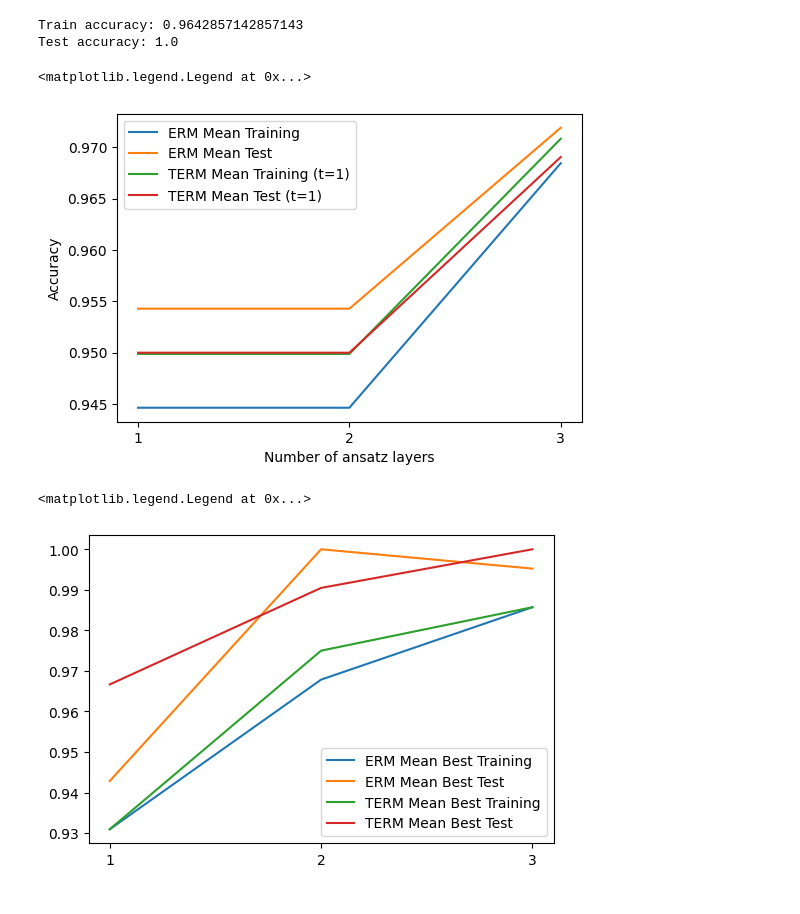
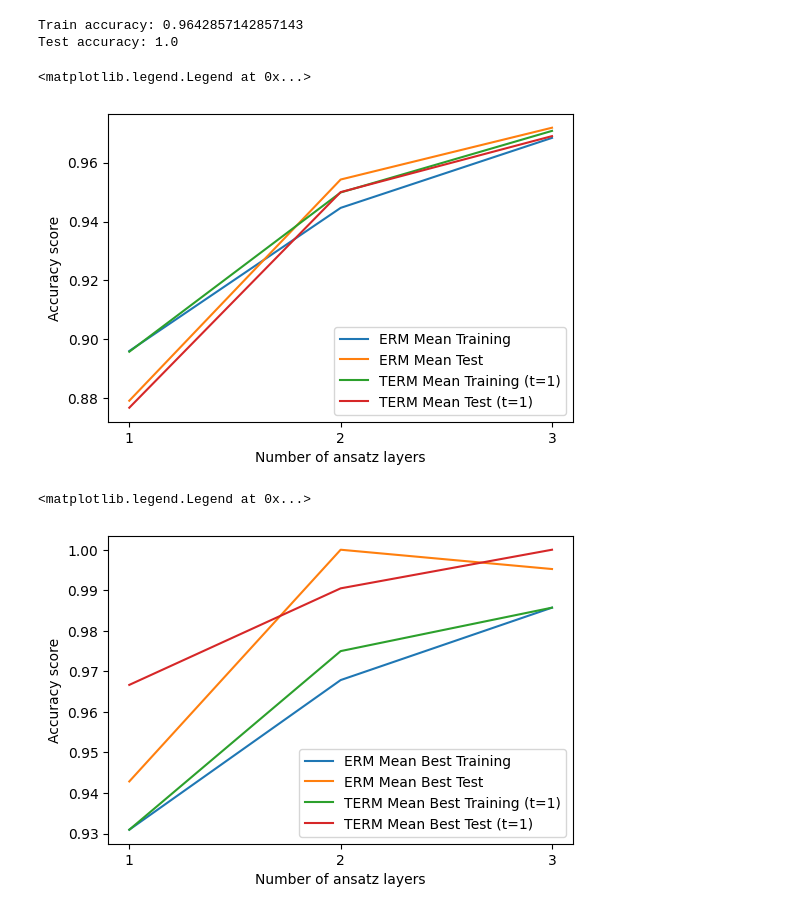
Before and after one commit to bc537/tilted_erm, a Jupyter notebook: notebooks/term_imbalanced.ipynb, the cells around one changed output. Saved outputs shown, nothing was run; the diff lists cells and outputs as text; code cells hidden in the pictures.

Commit message:
Edited term_imbalanced

```diff
--- a/notebooks/term_imbalanced.ipynb
+++ b/notebooks/term_imbalanced.ipynb
@@ -99,8 +99,8 @@ df_term_t1_a3 = df_term_t1[df_term_t1['ansatz_layers'] == 3]
 
 erm_a1_best_training_mean = df_erm_a1['best_training'].mean()
 erm_a1_best_test_mean = df_erm_a1['best_test'].mean()
-erm_a1_mean_training_mean = df_erm_a2['mean_training'].mean()
-erm_a1_mean_test_mean = df_erm_a2['mean_test'].mean()
+erm_a1_mean_training_mean = df_erm_a1['mean_training'].mean()
+erm_a1_mean_test_mean = df_erm_a1['mean_test'].mean()
 
 erm_a2_best_training_mean = df_erm_a2['best_training'].mean()
 erm_a2_best_test_mean = df_erm_a2['best_test'].mean()
@@ -114,49 +114,51 @@ erm_a3_mean_test_mean = df_erm_a3['mean_test'].mean()
 
 term_t1_a1_best_training_mean = df_term_t1_a1['best_training'].mean()
 term_t1_a1_best_test_mean = df_term_t1_a1['best_test'].mean()
-term_t1_a1_mean_training_mean = df_term_t1_a2['mean_training'].mean()
-term_t1_a1_mean_test_mean = df_term_t1_a2['mean_test'].mean()
+term_t1_a1_mean_training_mean = df_term_t1_a1['mean_training'].mean()
+term_t1_a1_mean_test_mean = df_term_t1_a1['mean_test'].mean()
 
 term_t1_a2_best_training_mean = df_term_t1_a2['best_training'].mean()
 term_t1_a2_best_test_mean = df_term_t1_a2['best_test'].mean()
 term_t1_a2_mean_training_mean = df_term_t1_a2['mean_training'].mean()
 term_t1_a2_mean_test_mean = df_term_t1_a2['mean_test'].mean()
 
 term_t1_a3_best_training_mean = df_term_t1_a3['best_training'].mean()
 term_t1_a3_best_test_mean = df_term_t1_a3['best_test'].mean()
 term_t1_a3_mean_training_mean = df_term_t1_a3['mean_training'].mean()
 term_t1_a3_mean_test_mean = df_term_t1_a3['mean_test'].mean()
 
 x = np.array([1, 2, 3])
 
 erm_best_training = np.array([erm_a1_best_training_mean, erm_a2_best_training_mean, erm_a3_best_training_mean])
 erm_best_test = np.array([erm_a1_best_test_mean, erm_a2_best_test_mean, erm_a3_best_test_mean])
 erm_mean_training = np.array([erm_a1_mean_training_mean, erm_a2_mean_training_mean, erm_a3_mean_training_mean])
 erm_mean_test = np.array([erm_a1_mean_test_mean, erm_a2_mean_test_mean, erm_a3_mean_test_mean])
 term_t1_best_training = np.array([term_t1_a1_best_training_mean, term_t1_a2_best_training_mean, term_t1_a3_best_training_mean])
 term_t1_best_test = np.array([term_t1_a1_best_test_mean, term_t1_a2_best_test_mean, term_t1_a3_best_test_mean])
 term_t1_mean_training = np.array([term_t1_a1_mean_training_mean, term_t1_a2_mean_training_mean, term_t1_a3_mean_training_mean])
 term_t1_mean_test = np.array([term_t1_a1_mean_test_mean, term_t1_a2_mean_test_mean, term_t1_a3_mean_test_mean])
 
 
 plt.plot(x, erm_mean_training, label='ERM Mean Training')
 plt.plot(x, erm_mean_test, label='ERM Mean Test')
 plt.plot(x, term_t1_mean_training, label='TERM Mean Training (t=1)')
 plt.plot(x, term_t1_mean_test, label='TERM Mean Test (t=1)')
 plt.xticks(x)
 plt.xlabel('Number of ansatz layers')
-plt.ylabel('Accuracy')
+plt.ylabel('Accuracy score')
 plt.legend()
 # %% [output]
 <matplotlib.legend.Legend at 0x...>
-[figure, old version]
+[figure, new version]
 # %%
 plt.plot(x, erm_best_training, label='ERM Mean Best Training')
 plt.plot(x, erm_best_test, label='ERM Mean Best Test')
-plt.plot(x, term_t1_best_training, label='TERM Mean Best Training')
-plt.plot(x, term_t1_best_test, label='TERM Mean Best Test')
+plt.plot(x, term_t1_best_training, label='TERM Mean Best Training (t=1)')
+plt.plot(x, term_t1_best_test, label='TERM Mean Best Test (t=1)')
 plt.xticks(x)
+plt.xlabel('Number of ansatz layers')
+plt.ylabel('Accuracy score')
 plt.legend()
 # %% [output]
 <matplotlib.legend.Legend at 0x...>
-[figure, old version]
+[figure, new version]
```
